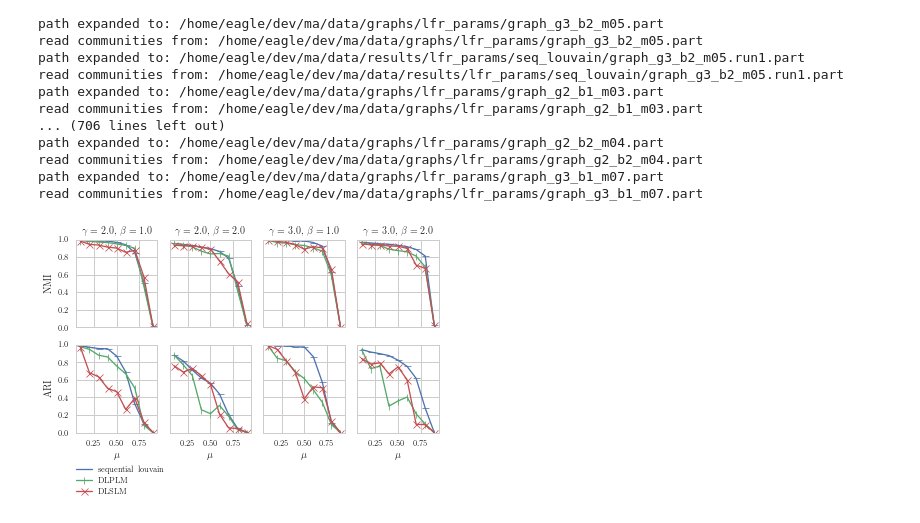
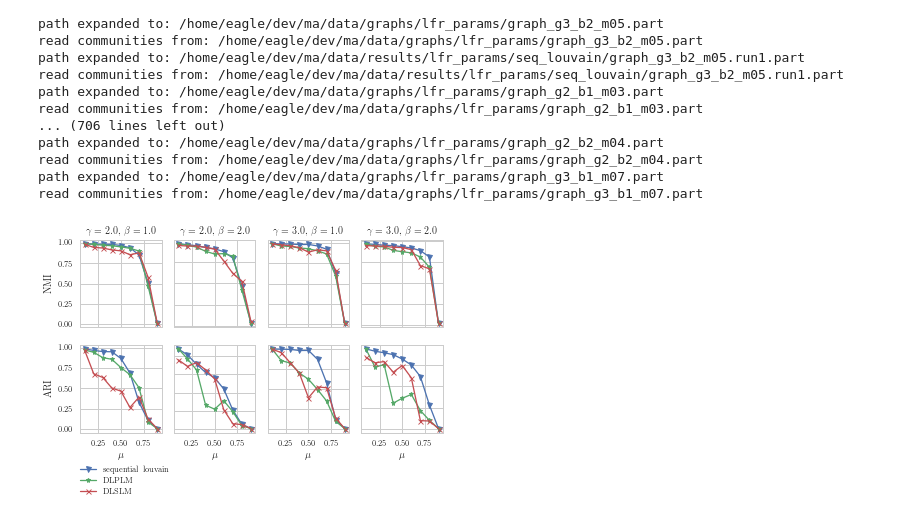
Before and after one commit to kit-algo/distributed_clustering_thrill, a Jupyter notebook: analysis/LFR Params.ipynb, the cells around one changed output. Cells and saved outputs as stored; diff of their text form; code cells hidden in the pictures.

```diff
--- a/analysis/LFR Params.ipynb
+++ b/analysis/LFR Params.ipynb
@@ -124,35 +124,35 @@ read communities from: /home/eagle/dev/ma/data/graphs/lfr_params/graph_g3_b1_m07
 # %%
 frames['program_run'][['gamma', 'beta', 'mu']] = frames['program_run'].apply(lambda x: pd.Series([int(x['graph'][30]), int(x['graph'][33]), int(x['graph'][37]) / 10]), axis=1)
 # %%
-sns.set_context(rc={'lines.markeredgewidth': 0.75, 'lines.linewidth': 1.3, 'lines.markersize': 7})
+sns.set_context(rc={'lines.markeredgewidth': 0.9, 'lines.linewidth': 1.3, 'lines.markersize': 5})
 
 groups = frames['clustering'] \
     .merge(frames['algorithm_run'], left_on='algorithm_run_id', right_index=True) \
     .merge(frames['program_run'], left_on='program_run_id', right_index=True) \
     .groupby(['gamma', 'beta'])
 
 fig, axes = plt.subplots(2, 4, figsize=(textwidth_to_inch(1.1), textwidth_to_inch(0.6)));
 plt.subplots_adjust(wspace=0.15, hspace=0.2);
 
 pad = 5
 
 for (i, measure) in [(0, 'NMI'), (1, 'ARI')]:
     axes[i][0].set_ylabel(measure)
     for (gamma, beta), group_data in groups:
         j = int((gamma - 2) * 2 + beta - 1)
         group_data.groupby(['mu', 'algorithm'])[measure].mean().unstack()['sequential louvain'] \
-            .plot.line(ax=axes[i][j] , xlim=(0.05, 0.95), ylim=(0, 1), legend=False, sharey=True, sharex=True, marker='_')
+            .plot.line(ax=axes[i][j] , xlim=(0.05, 0.95), legend=False, sharey=True, sharex=True, marker='v')
         group_data.groupby(['mu', 'algorithm'])[measure].mean().unstack()['DLPLM'] \
-            .plot.line(ax=axes[i][j] , xlim=(0.05, 0.95), ylim=(0, 1), legend=False, sharey=True, sharex=True, marker='|')
+            .plot.line(ax=axes[i][j] , xlim=(0.05, 0.95), legend=False, sharey=True, sharex=True, marker='*')
         group_data.groupby(['mu', 'algorithm'])[measure].mean().unstack()['DLSLM'] \
-            .plot.line(ax=axes[i][j] , xlim=(0.05, 0.95), ylim=(0, 1), legend=False, sharey=True, sharex=True, marker='x')
+            .plot.line(ax=axes[i][j] , xlim=(0.05, 0.95), legend=False, sharey=True, sharex=True, marker='x')
         axes[i][j].set_xlabel("$\mu$")
 
 for (gamma, beta), group_data in groups:
     j = int((gamma - 2) * 2 + beta - 1)
     axes[0][j].set_title("$\gamma = {}$, $\\beta = {}$".format(gamma, beta))
 
 plt.legend(loc = 'lower left', bbox_to_anchor = (0.11,-0.15,1,1), bbox_transform = plt.gcf().transFigure)
 savefig("lfr_params")
 # %% [output]
-[figure, old version]
+[figure, new version]
```
Also changed, not shown: 1 other file.
